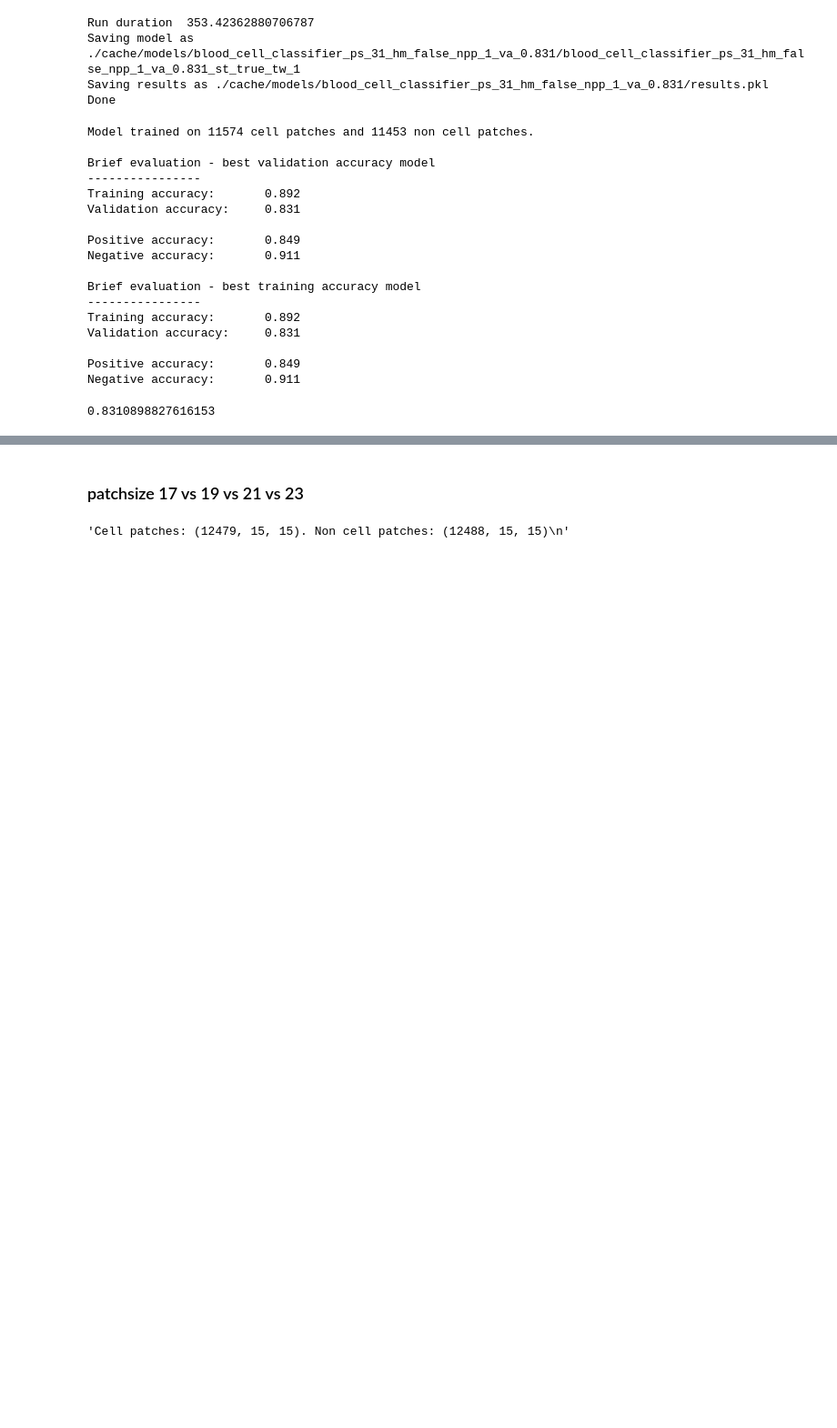
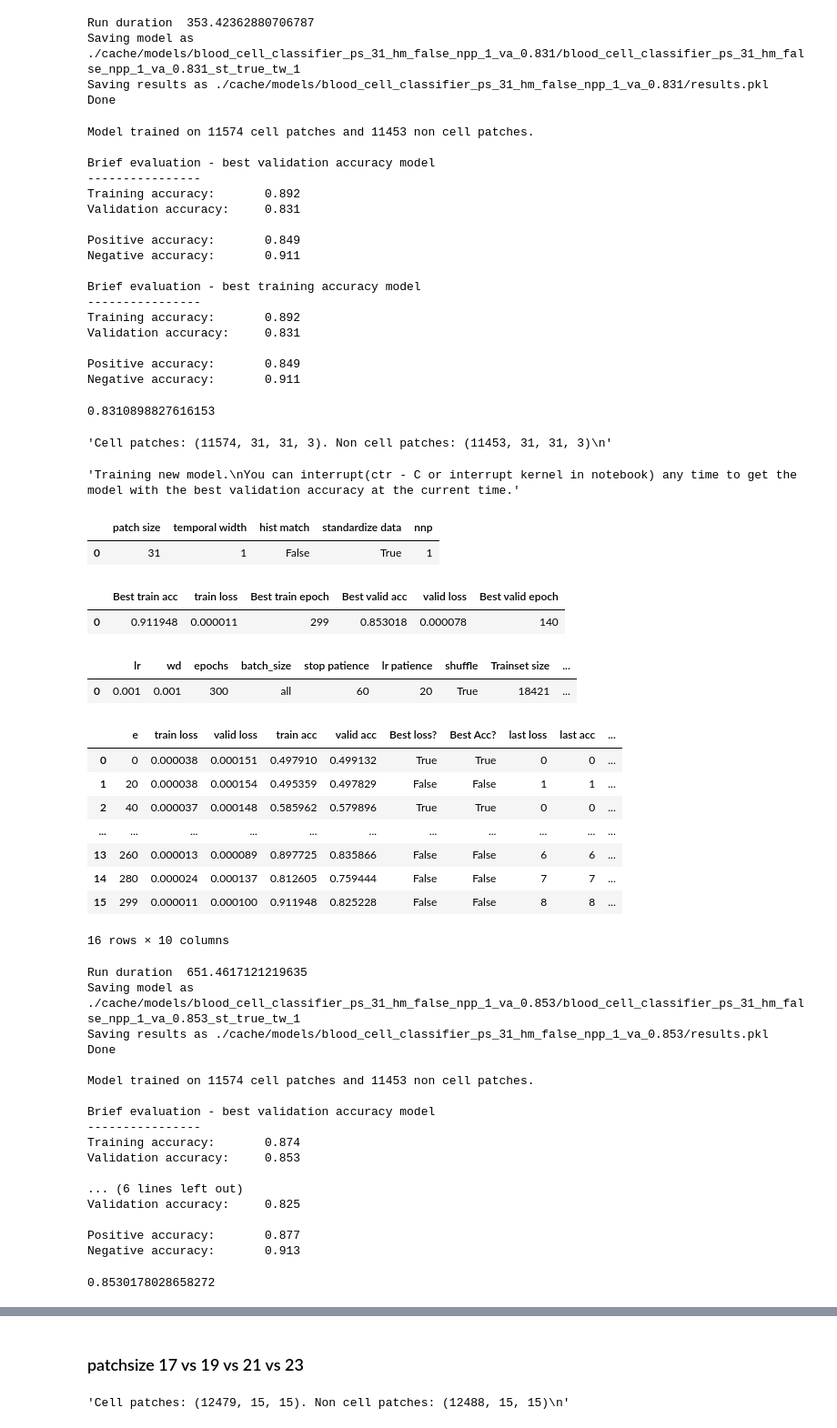
Before and after one commit to cchadj/cell-tracking-ucl-thesis, a Jupyter notebook: train-model-minimal.ipynb, the cells around one changed output, grey strips where cells are left out. Shown: that part at 91% size. Saved outputs shown, nothing was run; the diff lists cells and outputs as text; code cells hidden in the pictures; blank space fills up the shorter version.

Commit message:
train model results ipynb

```diff
--- a/train-model-minimal.ipynb
+++ b/train-model-minimal.ipynb
@@ -470,3 +470,53 @@ Validation accuracy:     0.831
 Positive accuracy:       0.849
 Negative accuracy:       0.911
 0.8310898827616153
+# %%
+model, results = train_model_demo(
+                 patch_size=31,
+                 temporal_width=1,
+                 do_hist_match=False,
+                 n_negatives_per_positive=1,
+                 standardize_dataset=True,
+
+                 video_sessions = video_sessions_registered,
+                 train_params=deepcopy(train_params),
+                 try_load_data_from_cache=False,
+                 try_load_model_from_cache=False,
+                )
+results.best_valid_accuracy
+# %% [output]
+'Cell patches: (11574, 31, 31, 3). Non cell patches: (11453, 31, 31, 3)\n'
+'Training new model.\nYou can interrupt(ctr - C or interrupt kernel in notebook) any time to get the model with the best validation accuracy at the current time.'
+|  | patch size | temporal width | hist match | standardize data | nnp |
+| 0 | 31 | 1 | False | True | 1 |
+|  | Best train acc | train loss | Best train epoch | Best valid acc | valid loss | Best valid epoch |
+| 0 | 0.911948 | 0.000011 | 299 | 0.853018 | 0.000078 | 140 |
+|  | lr | wd | epochs | batch_size | stop patience | lr patience | shuffle | Trainset size | ... |
+| 0 | 0.001 | 0.001 | 300 | all | 60 | 20 | True | 18421 | ... |
+|  | e | train loss | valid loss | train acc | valid acc | Best loss? | Best Acc? | last loss | last acc | ... |
+| 0 | 0 | 0.000038 | 0.000151 | 0.497910 | 0.499132 | True | True | 0 | 0 | ... |
+| 1 | 20 | 0.000038 | 0.000154 | 0.495359 | 0.497829 | False | False | 1 | 1 | ... |
+| 2 | 40 | 0.000037 | 0.000148 | 0.585962 | 0.579896 | True | True | 0 | 0 | ... |
+| ... | ... | ... | ... | ... | ... | ... | ... | ... | ... | ... |
+| 13 | 260 | 0.000013 | 0.000089 | 0.897725 | 0.835866 | False | False | 6 | 6 | ... |
+| 14 | 280 | 0.000024 | 0.000137 | 0.812605 | 0.759444 | False | False | 7 | 7 | ... |
+| 15 | 299 | 0.000011 | 0.000100 | 0.911948 | 0.825228 | False | False | 8 | 8 | ... |
+16 rows × 10 columns
+Run duration  651.4617121219635
+Saving model as ./cache/models/blood_cell_classifier_ps_31_hm_false_npp_1_va_0.853/blood_cell_classifier_ps_31_hm_false_npp_1_va_0.853_st_true_tw_1
+Saving results as ./cache/models/blood_cell_classifier_ps_31_hm_false_npp_1_va_0.853/results.pkl
+Done
+
+Model trained on 11574 cell patches and 11453 non cell patches.
+
+Brief evaluation - best validation accuracy model
+----------------
+Training accuracy:       0.874
+Validation accuracy:     0.853
+
+... (6 lines left out)
+Validation accuracy:     0.825
+
+Positive accuracy:       0.877
+Negative accuracy:       0.913
+0.8530178028658272
```
Also changed, not shown: parts of 20 cells of this notebook.
